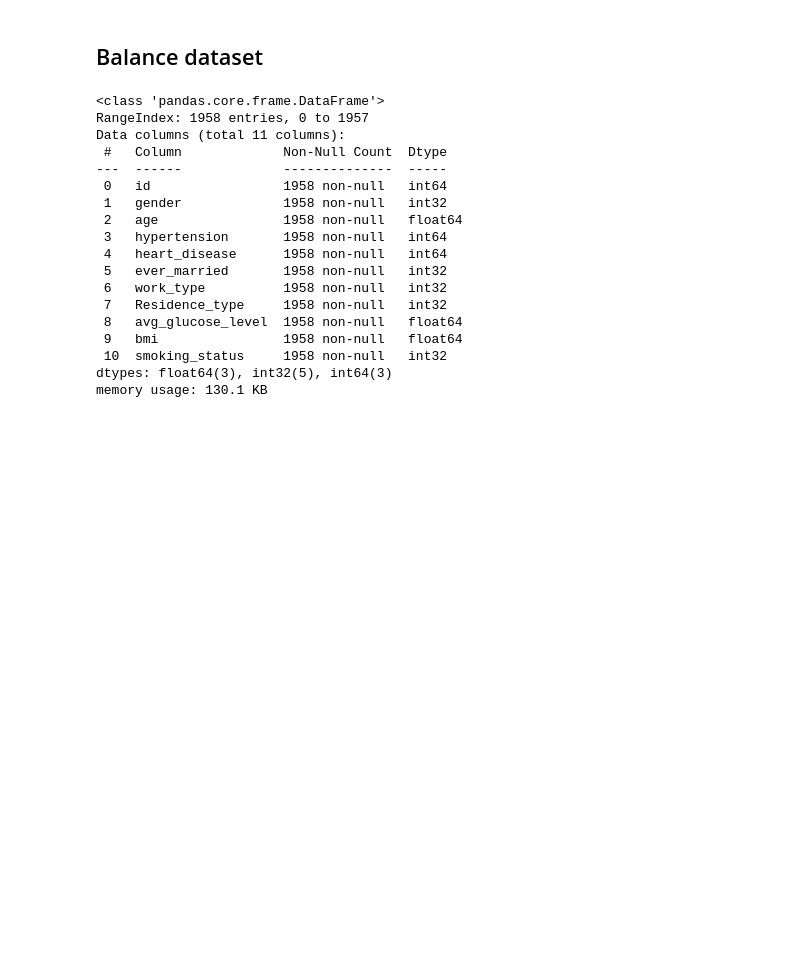
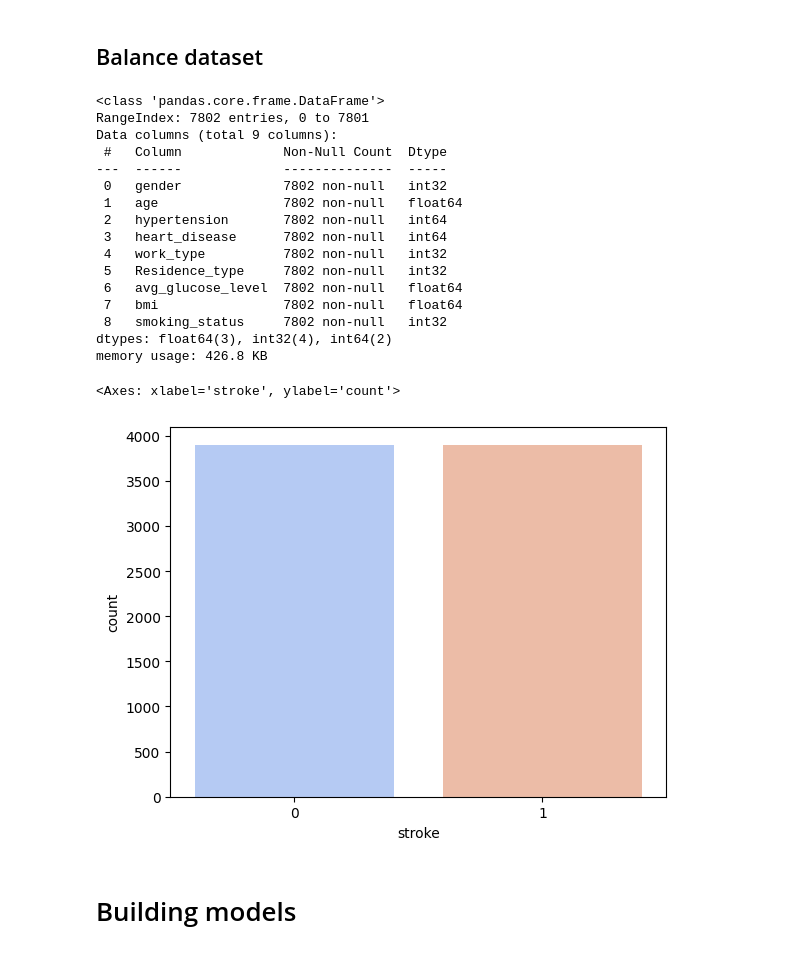
Before and after one commit to Oleh2506/StrokePrediction, a Jupyter notebook: preprocess_data.ipynb, the cells around one changed output. Drawn from its saved outputs; the diff is of its cells as text; code cells hidden in the pictures; blank space fills up the shorter version.

Commit message:
added "Building models"

```diff
--- a/preprocess_data.ipynb
+++ b/preprocess_data.ipynb
@@ -94,3 +121,22 @@ X_train, X_test, y_train, y_test = train_test_split(x, y, train_size=0.2, random
+# %%
+y = df['stroke']
+X = df.drop(columns=['stroke', 'id', "ever_married"])
+
+# from imblearn.over_sampling import SMOTE
+# sm = SMOTE(sampling_strategy='minority')
+# X, y = sm.fit_resample(X, y)
+
+# from imblearn.over_sampling import SMOTE
+# oversampler = SMOTE()
+
+# i,X_test_init, j, y_test_init = train_test_split(X, y, test_size=0.2, random_state=42)
+
+# X, y = oversampler.fit_resample(X,y)
+# X_train_res, X_test, y_train_res, y_test = train_test_split(X, y, test_size=0.2, random_state=42)
+
+X_train, X_test, y_train, y_test = train_test_split(X, y, shuffle=True, test_size=0.2, random_state=42)
+# X_train_res = X_train
+# y_train_res = y_train
 # %% [markdown]
 ## Balance dataset
 # %%
@@ -101,23 +144,29 @@ x_train_smt, y_train_smt = smote_technique.fit_resample(x_train, y_train)
+# %%
+sm = SMOTE(random_state=42)
+X_train_res, y_train_res = sm.fit_resample(X_train, y_train)
 # %%
-x_train_smt.info()
+X_train_res.info()
 # %% [output]
 <class 'pandas.core.frame.DataFrame'>
-RangeIndex: 1958 entries, 0 to 1957
-Data columns (total 11 columns):
+RangeIndex: 7802 entries, 0 to 7801
+Data columns (total 9 columns):
  #   Column             Non-Null Count  Dtype
 ---  ------             --------------  -----
- 0   id                 1958 non-null   int64
- 1   gender             1958 non-null   int32
- 2   age                1958 non-null   float64
- 3   hypertension       1958 non-null   int64
- 4   heart_disease      1958 non-null   int64
- 5   ever_married       1958 non-null   int32
- 6   work_type          1958 non-null   int32
- 7   Residence_type     1958 non-null   int32
- 8   avg_glucose_level  1958 non-null   float64
- 9   bmi                1958 non-null   float64
- 10  smoking_status     1958 non-null   int32
-dtypes: float64(3), int32(5), int64(3)
-memory usage: 130.1 KB
+ 0   gender             7802 non-null   int32
+ 1   age                7802 non-null   float64
+ 2   hypertension       7802 non-null   int64
+ 3   heart_disease      7802 non-null   int64
+ 4   work_type          7802 non-null   int32
+ 5   Residence_type     7802 non-null   int32
+ 6   avg_glucose_level  7802 non-null   float64
+ 7   bmi                7802 non-null   float64
+ 8   smoking_status     7802 non-null   int32
+dtypes: float64(3), int32(4), int64(2)
+memory usage: 426.8 KB
 # %%
-sns.countplot(x=y_train_resampled)
+sns.countplot(x=y_train_res, palette='coolwarm')
+# %% [output]
+<Axes: xlabel='stroke', ylabel='count'>
+[figure, added]
+# %% [markdown]
+# Building models
```
Also changed, not shown: parts of 15 cells of this notebook, 4 other files.
